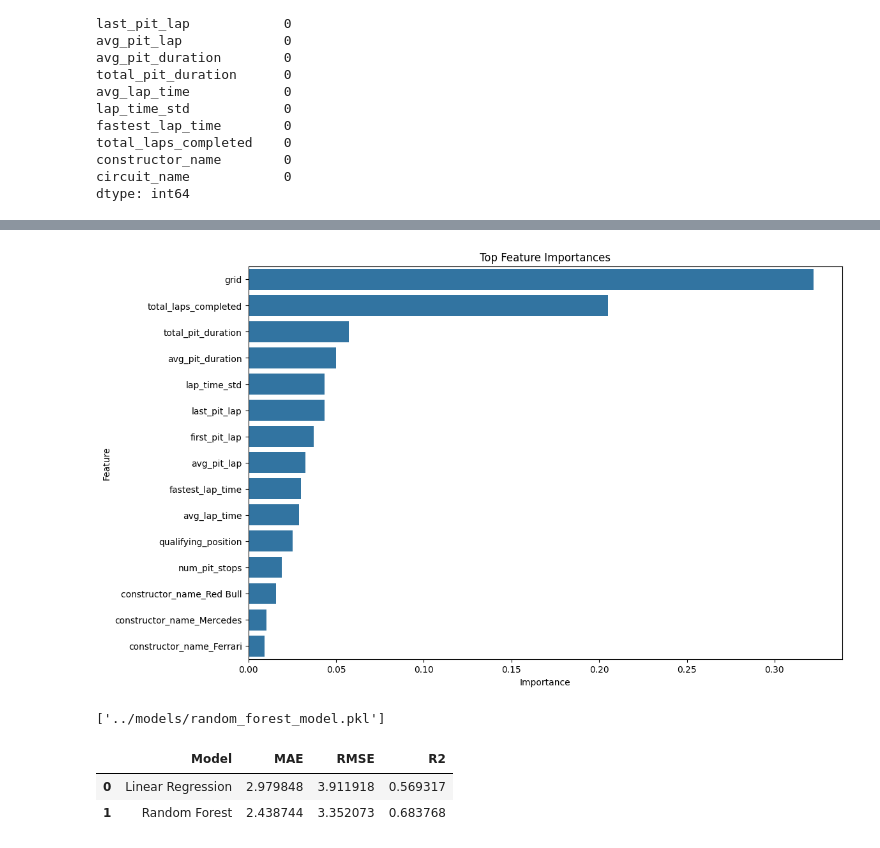
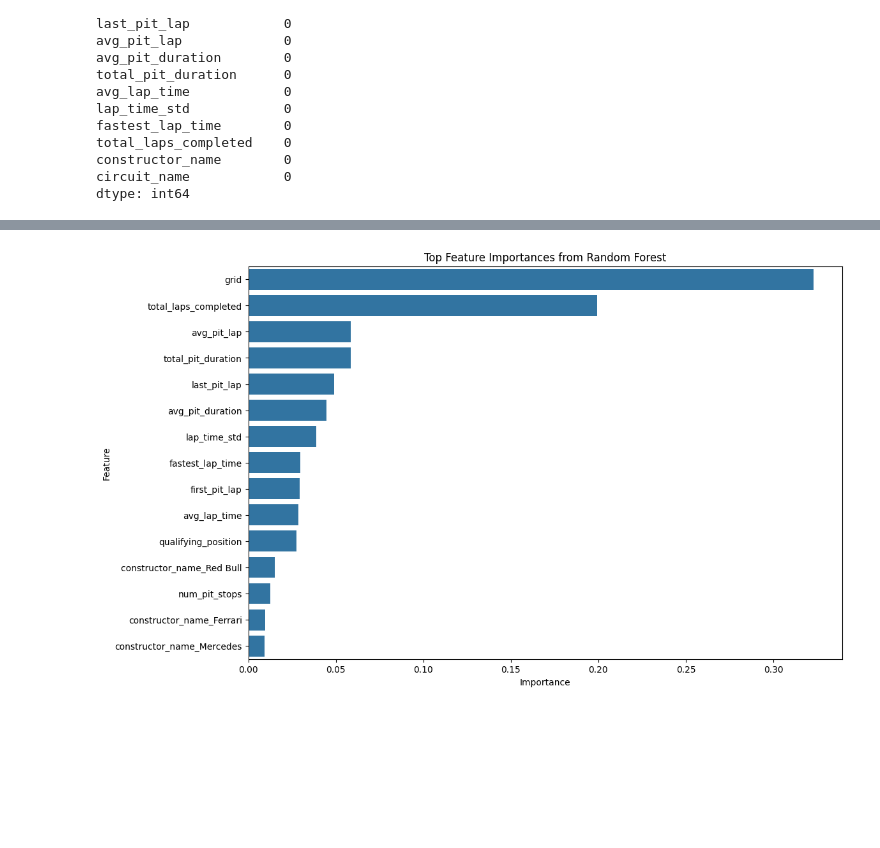
Before and after one commit to thomaschung1/F1-Pit-Strategy-Analysis, a Jupyter notebook: notebooks/exploratory_analysis.ipynb, the cells around one changed output, grey strips where cells are left out. Drawn from its saved outputs; the diff is of its cells as text; code cells hidden in the pictures; blank space fills up the shorter version.

```diff
--- a/notebooks/exploratory_analysis.ipynb
+++ b/notebooks/exploratory_analysis.ipynb
@@ -284,3 +246,5 @@ plt.show()
+# %%
+df = df[df["avg_pit_duration"] <= 60000]
 # %%
 qualifying.head()
 # %% [output]
@@ -324,11 +288,6 @@ df["qualifying_position"] = pd.to_numeric(
     df["qualifying_position"],
     errors="coerce"
 )
-# %%
-df["qualifying_position"] = pd.to_numeric(
-    df["qualifying_position"],
-    errors="coerce"
-)
 # %%
 df["qualifying_position"].isnull().sum()
 # %% [output]
@@ -595,0 +662,20 @@ R²: 0.5693168428151527
+# %%
+from sklearn.tree import DecisionTreeRegressor
+
+dt = DecisionTreeRegressor(
+    max_depth=6,
+    random_state=42
+)
+
+dt.fit(X_train, y_train)
+
+dt_predictions = dt.predict(X_test)
+
+dt_mae = mean_absolute_error(y_test, dt_predictions)
+dt_rmse = np.sqrt(mean_squared_error(y_test, dt_predictions))
+dt_r2 = r2_score(y_test, dt_predictions)
+
+print("Decision Tree Results")
+print("MAE:", round(dt_mae, 2))
+print("RMSE:", round(dt_rmse, 2))
+print("R²:", round(dt_r2, 2))
@@ -636,26 +826,26 @@ feature_importance = feature_importance.sort_values(
 # %%
 top_features = feature_importance.head(15)
 
 plt.figure(figsize=(12,8))
 
 sns.barplot(
     data=top_features,
     x="importance",
     y="feature"
 )
 
-plt.title("Top Feature Importances")
+plt.title("Top Feature Importances from Random Forest")
 plt.xlabel("Importance")
 plt.ylabel("Feature")
 
 plt.savefig(
     "../figures/feature_importance.png",
     bbox_inches="tight"
 )
 
 plt.show()
 # %% [output]
-[figure, old version]
+[figure, new version]
 # %%
 df.to_csv(
     "../data/processed/f1_pit_strategy_model_data.csv",
@@ -666,37 +861,3 @@ feature_importance.to_csv(
     "../data/processed/feature_importance.csv",
     index=False
 )
-# %%
-import joblib
-
-joblib.dump(
-    rf,
-    "../models/random_forest_model.pkl"
-)
-# %% [output]
-['../models/random_forest_model.pkl']
-# %%
-results_df = pd.DataFrame({
-    "Model": [
-        "Linear Regression",
-        "Random Forest"
-    ],
-    "MAE": [
-        lr_mae,
-        rf_mae
-    ],
-    "RMSE": [
-        lr_rmse,
-        rf_rmse
-    ],
-    "R2": [
-        lr_r2,
-        rf_r2
-    ]
-})
-
-results_df
-# %% [output]
-|  | Model | MAE | RMSE | R2 |
-| 0 | Linear Regression | 2.979848 | 3.911918 | 0.569317 |
-| 1 | Random Forest | 2.438744 | 3.352073 | 0.683768 |
```
Also changed, not shown: parts of 34 cells of this notebook, 18 other files.
